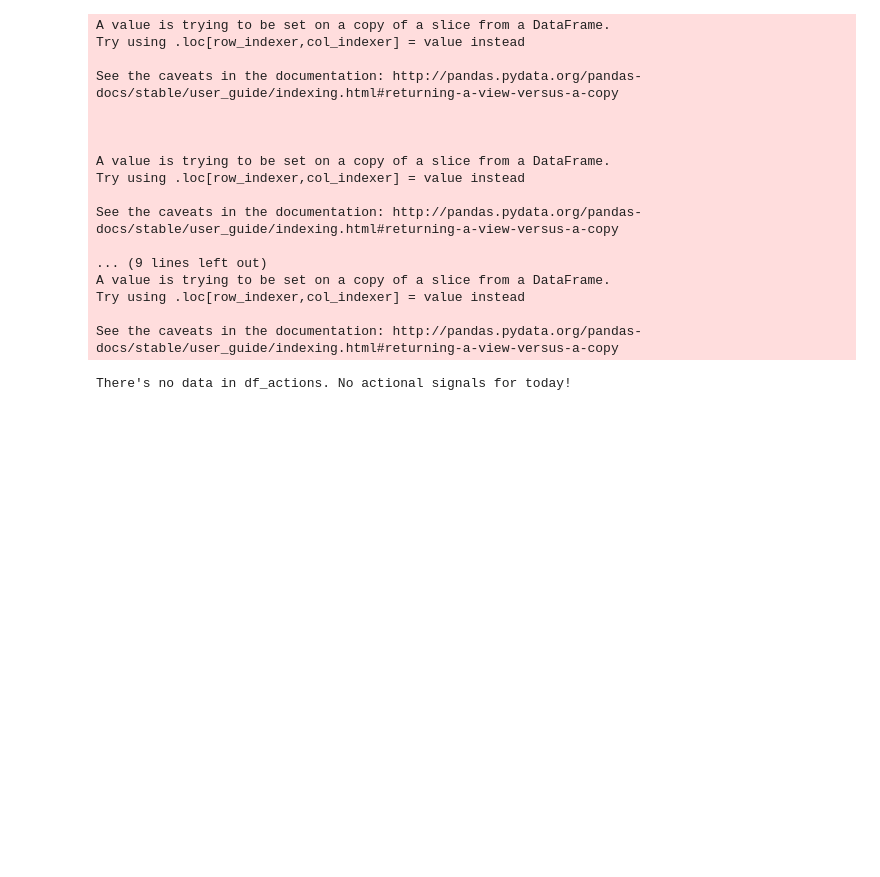
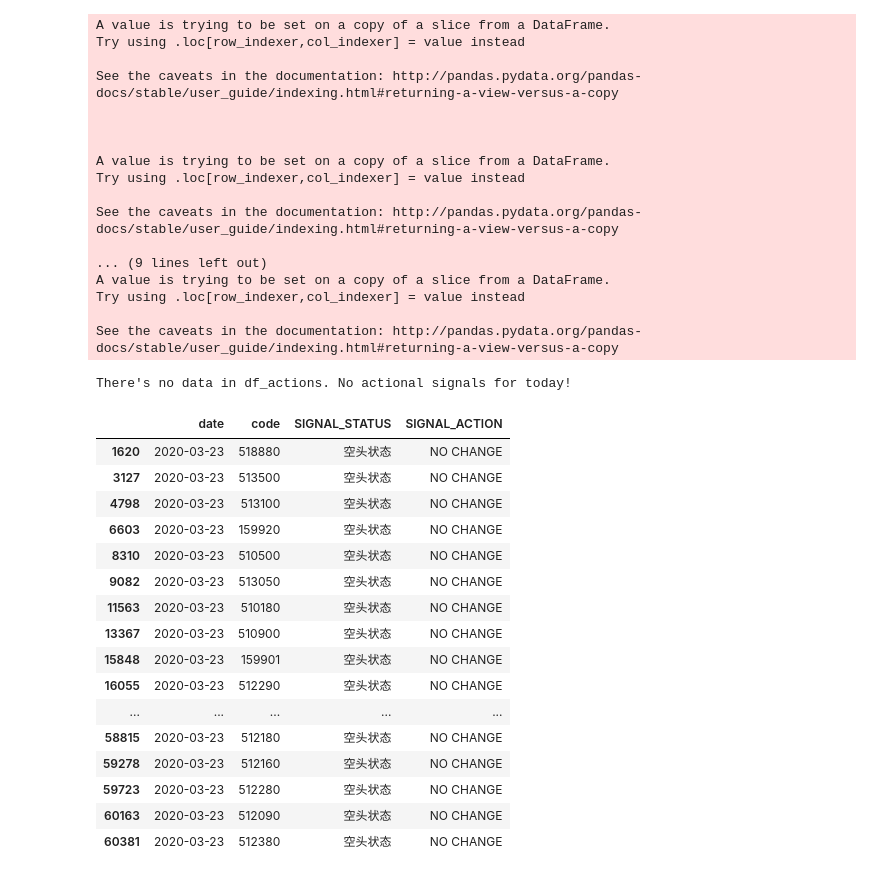
Before and after one commit to bradsun91/brad_public_workspace_mac, a Jupyter notebook: quant_research/20200314_RESEARCH_ENV_SUMMARY.ipynb, the cells around one changed output. Drawn from its saved outputs; the diff is of its cells as text; code cells hidden in the pictures; blank space fills up the shorter version.

```diff
--- a/quant_research/20200314_RESEARCH_ENV_SUMMARY.ipynb
+++ b/quant_research/20200314_RESEARCH_ENV_SUMMARY.ipynb
@@ -665,6 +678,26 @@ Try using .loc[row_indexer,col_indexer] = value instead
 
 See the caveats in the documentation: http://pandas.pydata.org/pandas-docs/stable/user_guide/indexing.html#returning-a-view-versus-a-copy
 There's no data in df_actions. No actional signals for today!
+# %%
+last_macd_signals
+# %% [output]
+|  | date | code | SIGNAL_STATUS | SIGNAL_ACTION |
+| 1620 | 2020-03-23 | 518880 | 空头状态 | NO CHANGE |
+| 3127 | 2020-03-23 | 513500 | 空头状态 | NO CHANGE |
+| 4798 | 2020-03-23 | 513100 | 空头状态 | NO CHANGE |
+| 6603 | 2020-03-23 | 159920 | 空头状态 | NO CHANGE |
+| 8310 | 2020-03-23 | 510500 | 空头状态 | NO CHANGE |
+| 9082 | 2020-03-23 | 513050 | 空头状态 | NO CHANGE |
+| 11563 | 2020-03-23 | 510180 | 空头状态 | NO CHANGE |
+| 13367 | 2020-03-23 | 510900 | 空头状态 | NO CHANGE |
+| 15848 | 2020-03-23 | 159901 | 空头状态 | NO CHANGE |
+| 16055 | 2020-03-23 | 512290 | 空头状态 | NO CHANGE |
+| ... | ... | ... | ... | ... |
+| 58815 | 2020-03-23 | 512180 | 空头状态 | NO CHANGE |
+| 59278 | 2020-03-23 | 512160 | 空头状态 | NO CHANGE |
+| 59723 | 2020-03-23 | 512280 | 空头状态 | NO CHANGE |
+| 60163 | 2020-03-23 | 512090 | 空头状态 | NO CHANGE |
+| 60381 | 2020-03-23 | 512380 | 空头状态 | NO CHANGE |
 # %%
 df_actions_with_weights
 # %%
```
Also changed, not shown: parts of 8 cells of this notebook.
